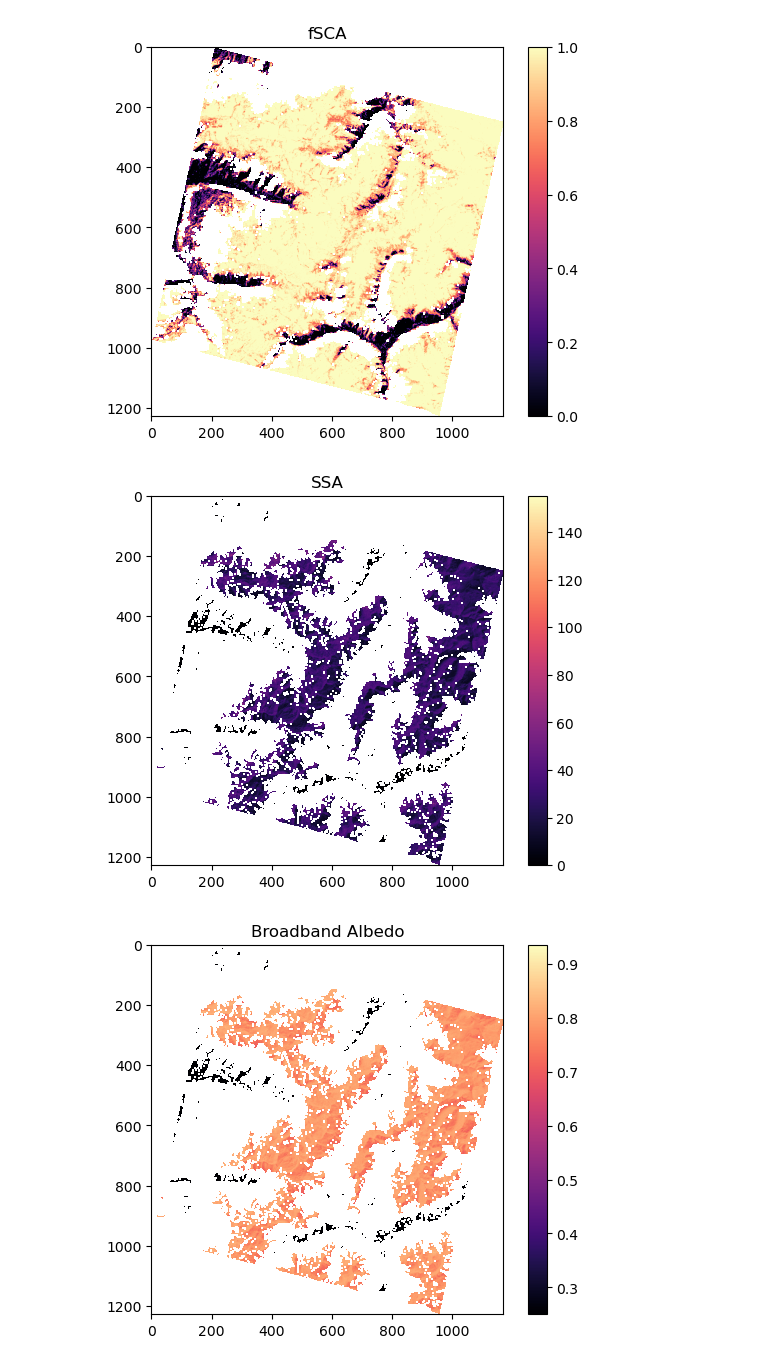
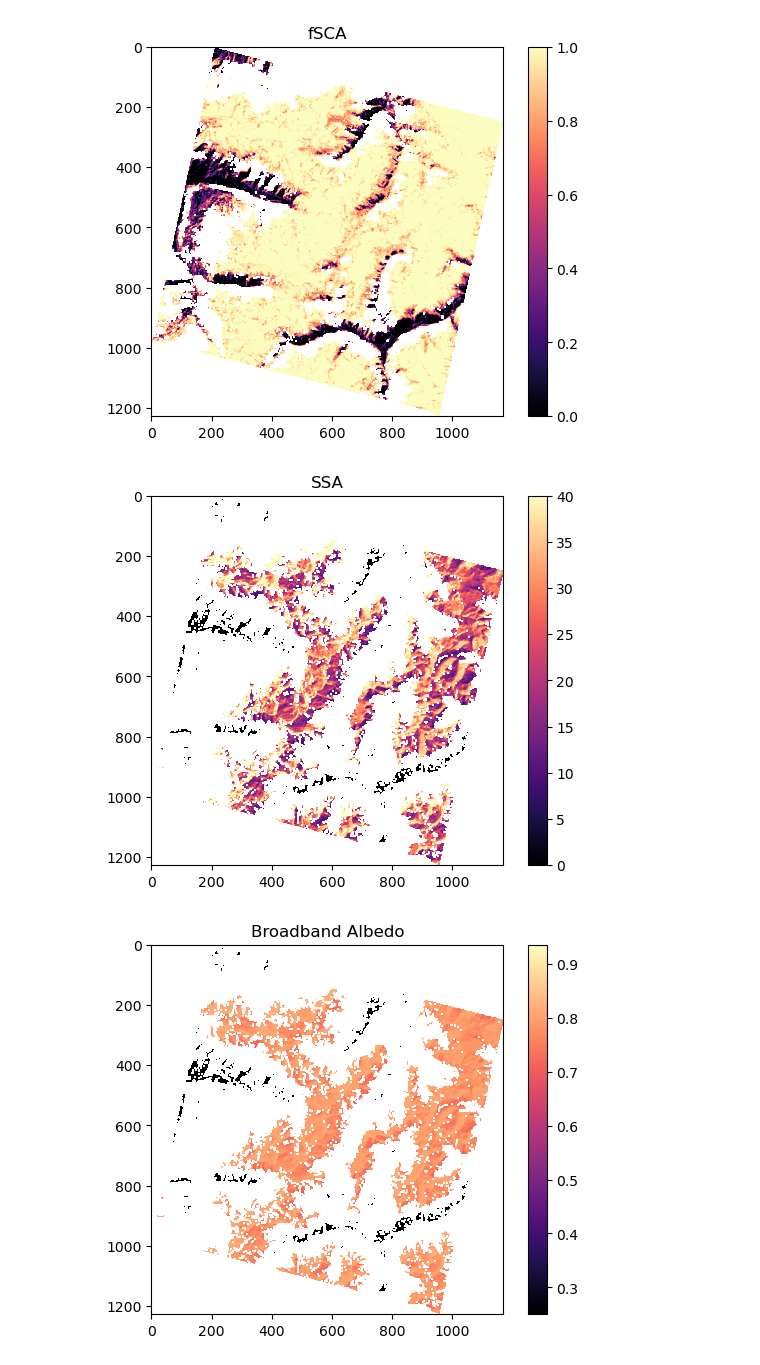
Before and after one commit to cryogars/goshawk, a Jupyter notebook: notebooks/Visualize_Results.ipynb, the cells around one changed output. Cells and saved outputs as stored; diff of their text form; code cells hidden in the pictures.

```diff
--- a/notebooks/Visualize_Results.ipynb
+++ b/notebooks/Visualize_Results.ipynb
@@ -81,14 +81,14 @@ plt.show()
 # %%
 img = np.array(rasterio.open(f'{path_to_snow}/SSA.tif').read())
 img[img==-9999] = np.NaN
 
 # SSA
-plt.imshow(img[0,:,:], cmap='magma')
+plt.imshow(img[0,:,:], vmin=0, vmax=40,cmap='magma')
 plt.colorbar()
 plt.title('SSA')
 plt.show()
 # %% [output]
-[figure, old version]
+[figure, new version]
 # %%
 img = np.array(rasterio.open(f'{path_to_snow}/BA.tif').read())
 img[img==-9999] = np.NaN
```
Also changed, not shown: parts of 6 cells of this notebook.
